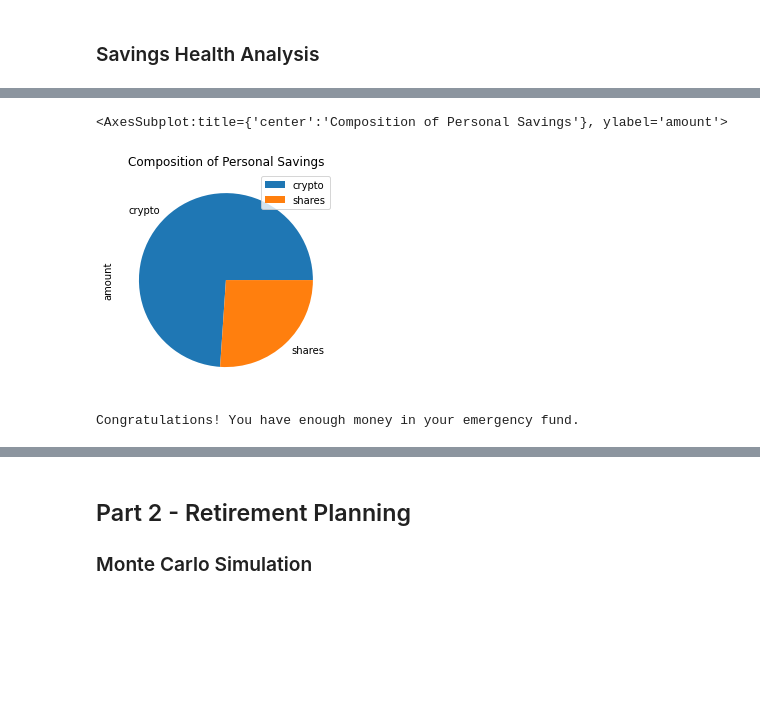
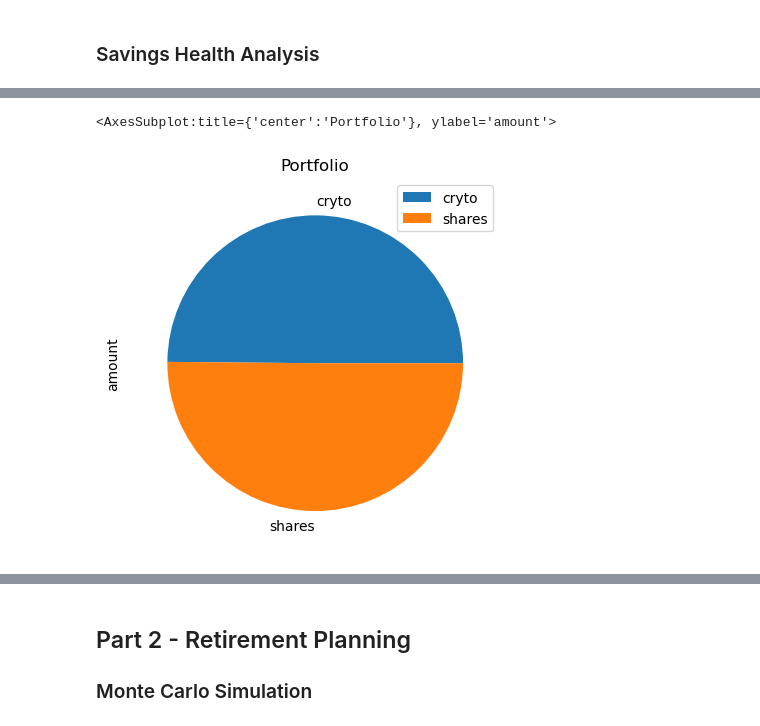
Before and after one commit to kainatahmed01/Module-5-Challenge, a Jupyter notebook: financial-planner.ipynb, the cells around one changed output, grey strips where cells are left out. Saved outputs shown, nothing was run; the diff lists cells and outputs as text; code cells hidden in the pictures; blank space fills up the shorter version.

```diff
--- a/financial-planner.ipynb
+++ b/financial-planner.ipynb
@@ -152,15 +203,7 @@ display(df_savings)
-# %%
-# Plot savings pie chart
-plt.figure(figsize=(8, 6))
-plt.pie(df_savings["amount"], labels=df_savings.index, autopct='%1.1f%%', startangle=140)
-plt.title("Composition of Personal Savings")
-plt.axis("equal")
-plt.show()
-# %% [output]
-<AxesSubplot:title={'center':'Composition of Personal Savings'}, ylabel='amount'>
-[figure, removed]
-# %%
-# Set ideal emergency fund
-emergency_fund = monthly_income * 3
-# %% [output]
-Congratulations! You have enough money in your emergency fund.
+# %%
+# Plot savings pie chart
+# YOUR CODE HERE!
+df_savings.plot.pie(y = "amount", title = "Portfolio")
+# %% [output]
+<AxesSubplot:title={'center':'Portfolio'}, ylabel='amount'>
+[figure, added]
```
Also changed, not shown: parts of 41 cells of this notebook.
